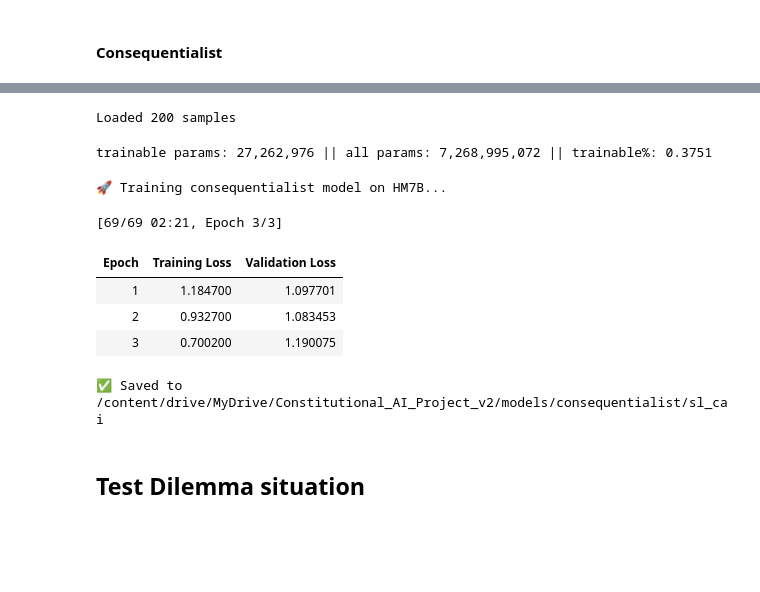
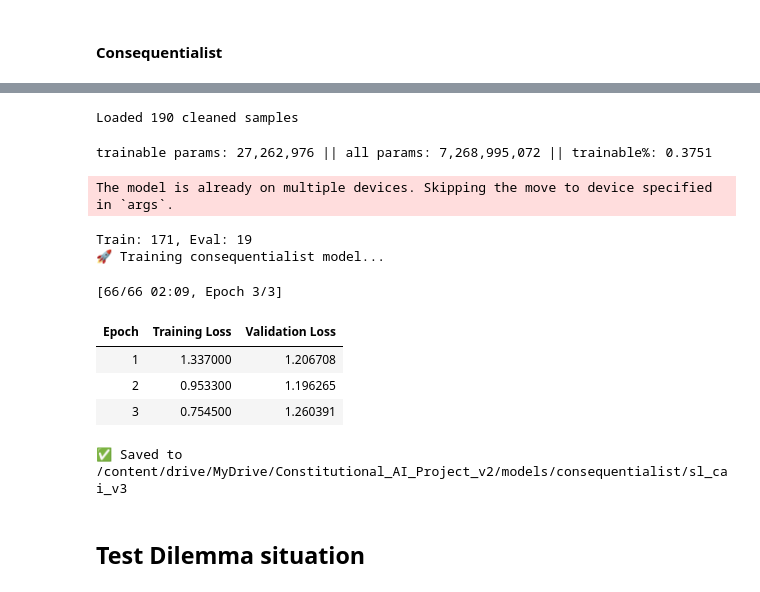
Before and after one commit to ychleee/CAI_project, a Jupyter notebook: notebooks/01_sl_training_colab.ipynb, the cells around one changed output, grey strips where cells are left out. Drawn from its saved outputs; the diff is of its cells as text; code cells hidden in the pictures; blank space fills up the shorter version.

```diff
--- a/notebooks/01_sl_training_colab.ipynb
+++ b/notebooks/01_sl_training_colab.ipynb
@@ -225,46 +345,40 @@ from datasets import Dataset
 import pandas as pd
 import json
 
-# Clear memory from previous training
+# Clear memory
 gc.collect()
 torch.cuda.empty_cache()
 
 # Paths
 DRIVE_PROJECT_PATH = '/content/drive/MyDrive/Constitutional_AI_Project_v2'
-HM7B_PATH = '/content/drive/MyDrive/Constitutional_AI_Project/models/hm7b'  # Original location
-conseq_output_dir = f"{DRIVE_PROJECT_PATH}/models/consequentialist/sl_cai"
+HM7B_PATH = '/content/drive/MyDrive/Constitutional_AI_Project/models/hm7b'
+conseq_output_dir = f"{DRIVE_PROJECT_PATH}/models/consequentialist/sl_cai_v3"
 
-# Load consequentialist data
-conseq_path = f"{DRIVE_PROJECT_PATH}/data/sl_datasets/consequentialist_sl_dataset.jsonl"
+# Load cleaned consequentialist data
+conseq_path = f"{DRIVE_PROJECT_PATH}/data/sl_datasets/consequentialist_sl_dataset_cleaned.jsonl"
 data = []
 with open(conseq_path, 'r') as f:
     for line in f:
         data.append(json.loads(line))
-conseq_data = Dataset.from_pandas(pd.DataFrame(data))
-print(f"Loaded {len(conseq_data)} samples")
+print(f"Loaded {len(data)} cleaned samples")
 
 # Load tokenizer
 tokenizer = AutoTokenizer.from_pretrained(HM7B_PATH)
 tokenizer.pad_token = tokenizer.eos_token
 
-# Step 1: Load base model WITHOUT device_map
+# Load base model
 base_model = AutoModelForCausalLM.from_pretrained(
     "mistralai/Mistral-7B-v0.1",
     torch_dtype=torch.bfloat16,
-    low_cpu_mem_usage=True
+    device_map="auto"
 )
 
-# Step 2: Load and merge HM7B
+# Load and merge HM7B
 model = PeftModel.from_pretrained(base_model, HM7B_PATH)
 model = model.merge_and_unload()
-
-# Step 3: Move entire model to GPU
-model = model.cuda()
-
-# Step 4: Enable gradient checkpointing
 model.gradient_checkpointing_enable()
 
-# Step 5: Add new LoRA for constitutional training
+# LoRA config - ORIGINAL v2 parameters
 lora_config = LoraConfig(
     r=64,
     lora_alpha=128,
@@ -277,58 +391,62 @@ model = get_peft_model(model, lora_config)
 model.print_trainable_parameters()
 
 # Prepare data
-def format_instruction(sample):
-    return {"text": f"Human: {sample['prompt']}\n\nAssistant: {sample['response']}"}
+def format_sample(ex):
+    return {"text": f"Human: {ex['prompt']}\n\nAssistant: {ex['response']}"}
 
-formatted = conseq_data.map(format_instruction)
+dataset = Dataset.from_pandas(pd.DataFrame(data))
+formatted = dataset.map(format_sample)
 tokenized = formatted.map(
     lambda x: tokenizer(x["text"], padding="max_length", truncation=True, max_length=512),
     batched=True,
     remove_columns=formatted.column_names
 )
 split = tokenized.train_test_split(test_size=0.1, seed=42)
-train_dataset, eval_dataset = split['train'], split['test']
+train_data, eval_data = split["train"], split["test"]
+print(f"Train: {len(train_data)}, Eval: {len(eval_data)}")
 
-# Training
+# Training args - ORIGINAL v2 parameters
 training_args = TrainingArguments(
     output_dir=conseq_output_dir,
     num_train_epochs=3,
     per_device_train_batch_size=1,
     gradient_accumulation_steps=8,
     gradient_checkpointing=True,
     warmup_steps=20,
     learning_rate=2e-4,
     logging_steps=10,
     save_strategy="epoch",
     eval_strategy="epoch",
     bf16=True,
     report_to="none",
     remove_unused_columns=False
 )
 
 trainer = Trainer(
     model=model,
     args=training_args,
-    train_dataset=train_dataset,
-    eval_dataset=eval_dataset,
+    train_dataset=train_data,
+    eval_dataset=eval_data,
     data_collator=DataCollatorForLanguageModeling(tokenizer=tokenizer, mlm=False),
 )
 
-print("🚀 Training consequentialist model on HM7B...")
+print("🚀 Training consequentialist model...")
 trainer.train()
 model.save_pretrained(conseq_output_dir)
 tokenizer.save_pretrained(conseq_output_dir)
 print(f"✅ Saved to {conseq_output_dir}")
 # %% [output]
-Loaded 200 samples
+Loaded 190 cleaned samples
 trainable params: 27,262,976 || all params: 7,268,995,072 || trainable%: 0.3751
-🚀 Training consequentialist model on HM7B...
+The model is already on multiple devices. Skipping the move to device specified in `args`.
-[69/69 02:21, Epoch 3/3]
+Train: 171, Eval: 19
+🚀 Training consequentialist model...
+[66/66 02:09, Epoch 3/3]
 | Epoch | Training Loss | Validation Loss |
-| 1 | 1.184700 | 1.097701 |
-| 2 | 0.932700 | 1.083453 |
-| 3 | 0.700200 | 1.190075 |
+| 1 | 1.337000 | 1.206708 |
+| 2 | 0.953300 | 1.196265 |
+| 3 | 0.754500 | 1.260391 |
-✅ Saved to /content/drive/MyDrive/Constitutional_AI_Project_v2/models/consequentialist/sl_cai
+✅ Saved to /content/drive/MyDrive/Constitutional_AI_Project_v2/models/consequentialist/sl_cai_v3
 # %% [markdown]
 ## Test Dilemma situation
 # %%
```
Also changed, not shown: parts of 19 cells of this notebook.
